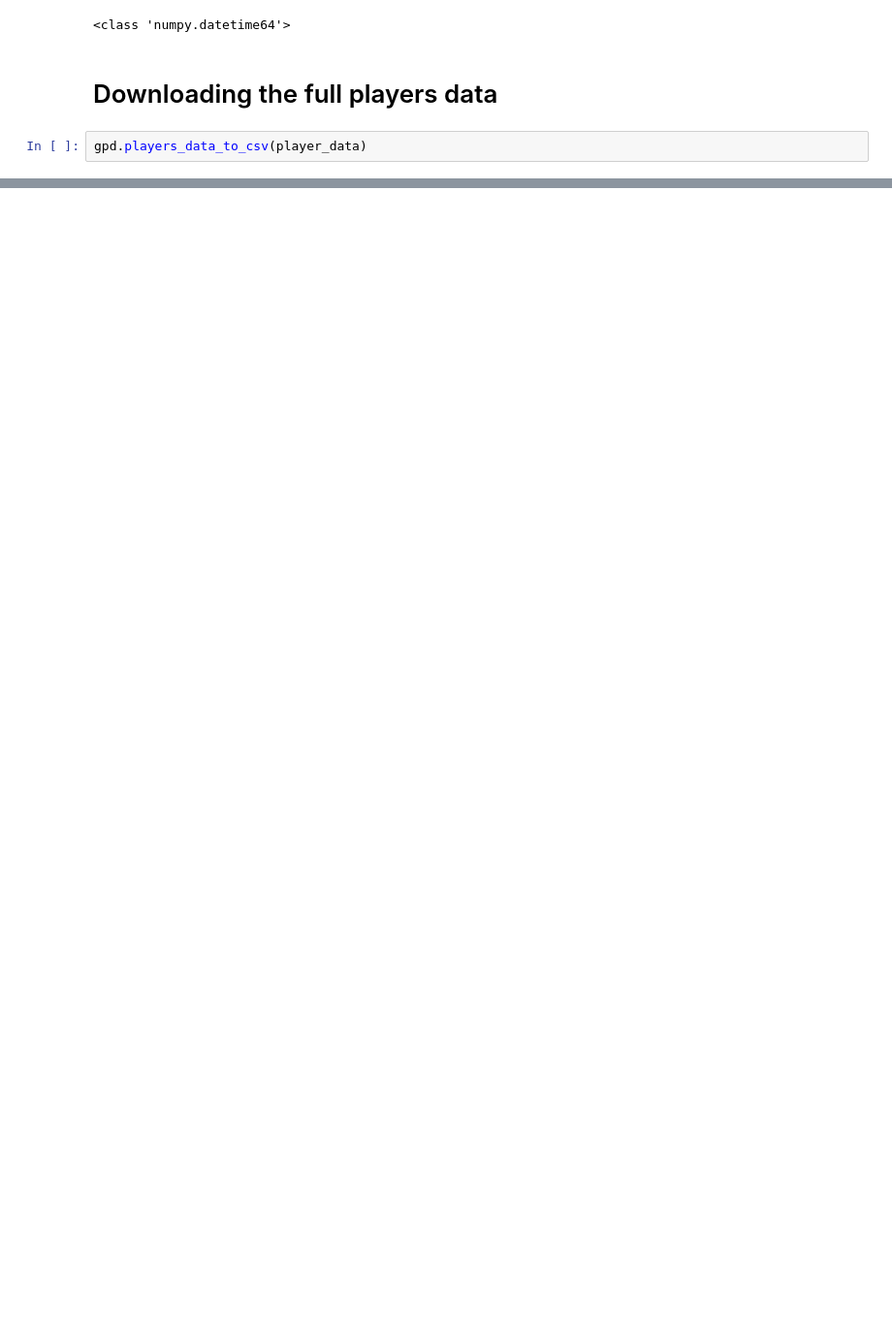
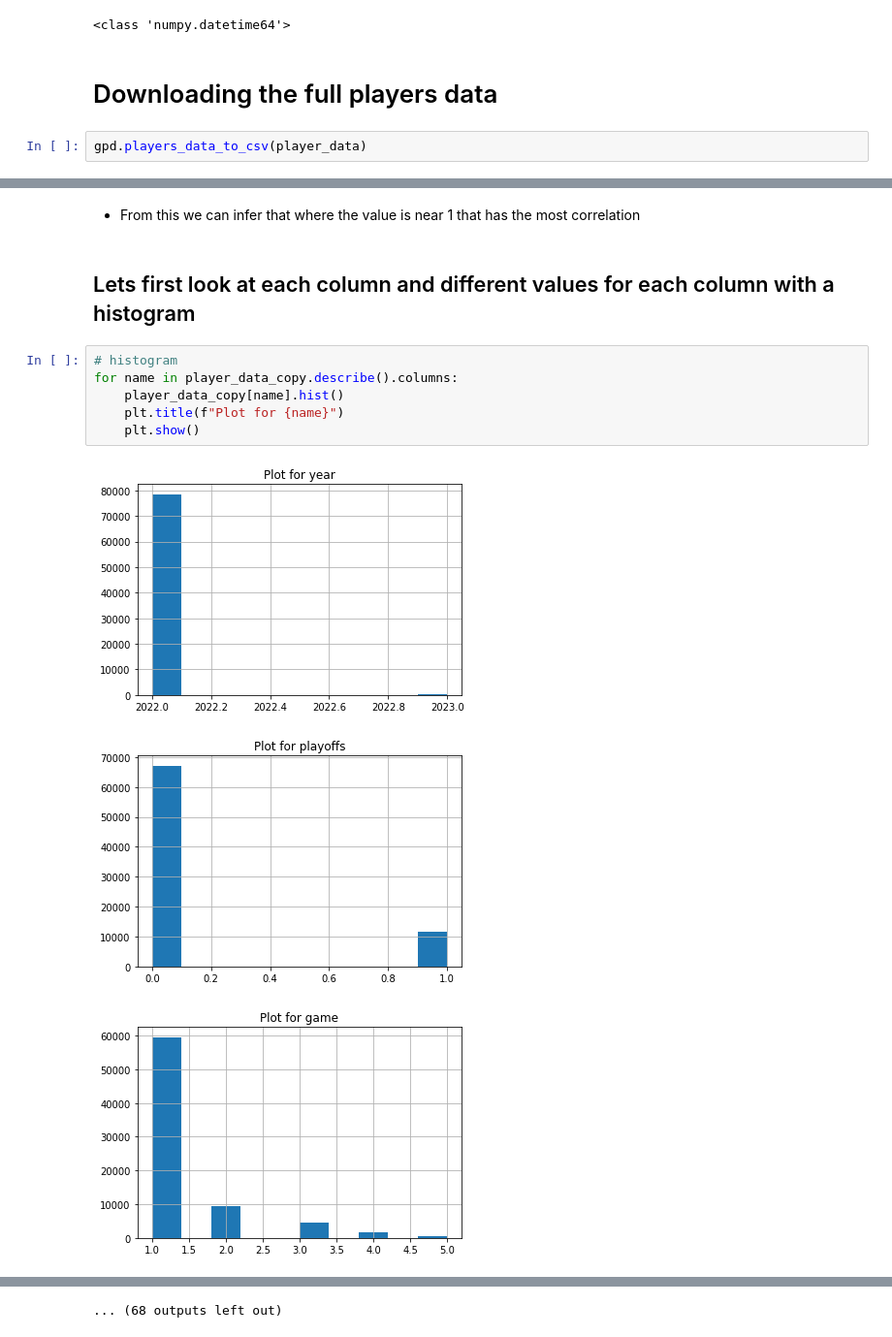
Before and after one commit to niketanmoon/esports, a Jupyter notebook: players.ipynb, the cells around one changed output, grey strips where cells are left out. Shown at 97% size. Drawn from its saved outputs; the diff is of its cells as text; blank space fills up the shorter version.

```diff
--- a/players.ipynb
+++ b/players.ipynb
@@ -178,0 +278,14 @@ gpd.players_data_to_csv(player_data)
+# %% [markdown]
+- From this we can infer that where the value is near 1 that has the most correlation
+# %% [markdown]
+## Lets first look at each column and different values for each column with a histogram
+# %%
+# histogram
+for name in player_data_copy.describe().columns:
+    player_data_copy[name].hist()
+    plt.title(f"Plot for {name}")
+    plt.show()
+# %% [output]
+[figure, added]
+[figure, added]
+[figure, added]
@@ -178,0 +301 @@ gpd.players_data_to_csv(player_data)
+... (68 outputs left out)
```
Also changed, not shown: parts of 47 cells of this notebook, 1 other file.
